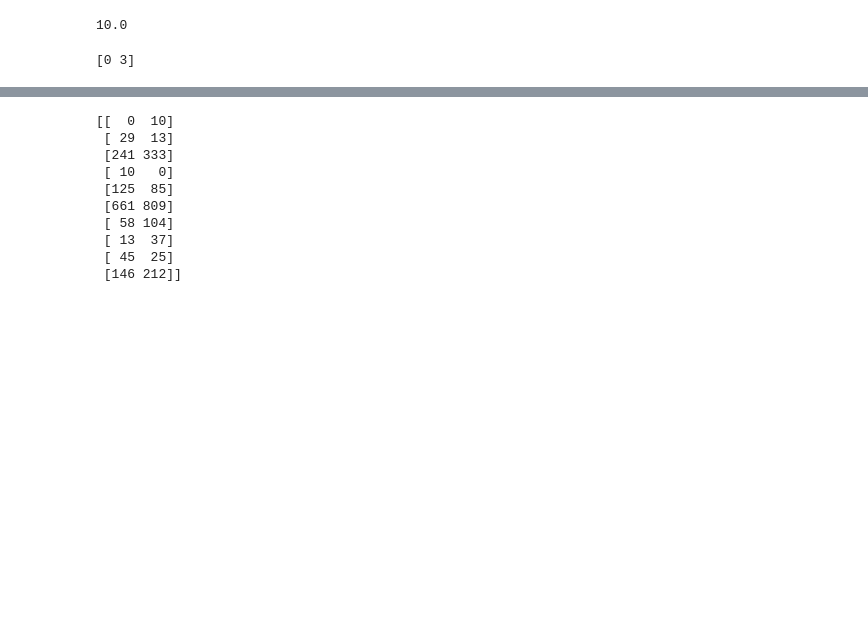
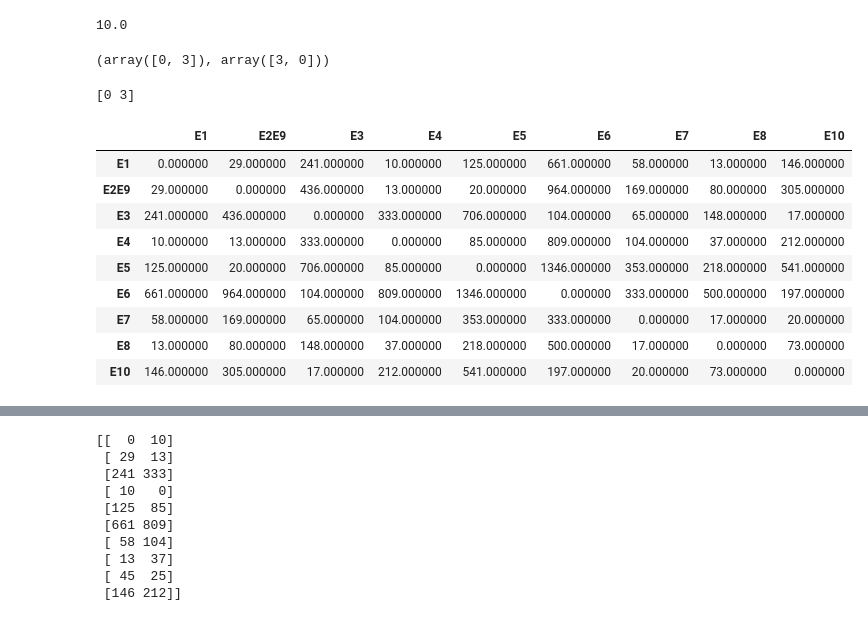
Before and after one commit to AimarGomez33/Practica1, a Jupyter notebook: practica1.ipynb, the cells around one changed output, grey strips where cells are left out. Saved outputs shown, nothing was run; the diff lists cells and outputs as text; code cells hidden in the pictures; blank space fills up the shorter version.

```diff
--- a/practica1.ipynb
+++ b/practica1.ipynb
@@ -17,7 +17,7 @@ import numpy as np
 | Estudiante_9 | 91           | 13               |
 | Estudiante_10| 74           | 5                |
 # %%
-df = pd.read_csv("estudiantes.csv")
+df = pd.read_csv("calificaciones_estudio.csv")
 # %%
 print(df)
 # %% [output]
@@ -165,5 +165,5 @@ matrizFusion1 = matrizFusion1.drop(columns=etiquetas[posicion[0][1]])
 # %%
-matrizFusion1 = pd.DataFrame(matrizOriginal, index=clusters, columns=clusters)
+matrizFusion1 = pd.DataFrame(matrizE, index=clusters, columns=clusters)
 # %%
 print(matrizFusion1)
 # %% [output]
@@ -257,10 +257,32 @@ matrizFusion1Np = matrizFusion1.to_numpy()
 10.0
 # %%
 posicion = np.where(matrizFusion1Np  == min1)
+print(posicion)
+# %% [output]
+(array([0, 3]), array([3, 0]))
 # %%
+
+matrizE= matrizFusion1
 print(posicion[0])
+matrizE.astype(int)
+def resaltar_celda(x):
+    matrizE = pd.DataFrame('', index=x.index, columns=x.columns)
+    matrizE.iat[posicion[0][1], posicion[0][0] ] = 'background-color: yellow; color: black; font-weight: bold;'
+    return matrizE
+
+matrizE.style.apply(resaltar_celda, axis=None)
 # %% [output]
 [0 3]
+|  | E1 | E2E9 | E3 | E4 | E5 | E6 | E7 | E8 | E10 |
+| E1 | 0.000000 | 29.000000 | 241.000000 | 10.000000 | 125.000000 | 661.000000 | 58.000000 | 13.000000 | 146.000000 |
+| E2E9 | 29.000000 | 0.000000 | 436.000000 | 13.000000 | 20.000000 | 964.000000 | 169.000000 | 80.000000 | 305.000000 |
+| E3 | 241.000000 | 436.000000 | 0.000000 | 333.000000 | 706.000000 | 104.000000 | 65.000000 | 148.000000 | 17.000000 |
+| E4 | 10.000000 | 13.000000 | 333.000000 | 0.000000 | 85.000000 | 809.000000 | 104.000000 | 37.000000 | 212.000000 |
+| E5 | 125.000000 | 20.000000 | 706.000000 | 85.000000 | 0.000000 | 1346.000000 | 353.000000 | 218.000000 | 541.000000 |
+| E6 | 661.000000 | 964.000000 | 104.000000 | 809.000000 | 1346.000000 | 0.000000 | 333.000000 | 500.000000 | 197.000000 |
+| E7 | 58.000000 | 169.000000 | 65.000000 | 104.000000 | 353.000000 | 333.000000 | 0.000000 | 17.000000 | 20.000000 |
+| E8 | 13.000000 | 80.000000 | 148.000000 | 37.000000 | 218.000000 | 500.000000 | 17.000000 | 0.000000 | 73.000000 |
+| E10 | 146.000000 | 305.000000 | 17.000000 | 212.000000 | 541.000000 | 197.000000 | 20.000000 | 73.000000 | 0.000000 |
 # %%
 clusters[posicion[0][0]] = "{}{}".format(etiquetas[posicion[0][0]], etiquetas[posicion[0][1]])
 
```
Also changed, not shown: parts of 10 cells of this notebook.
